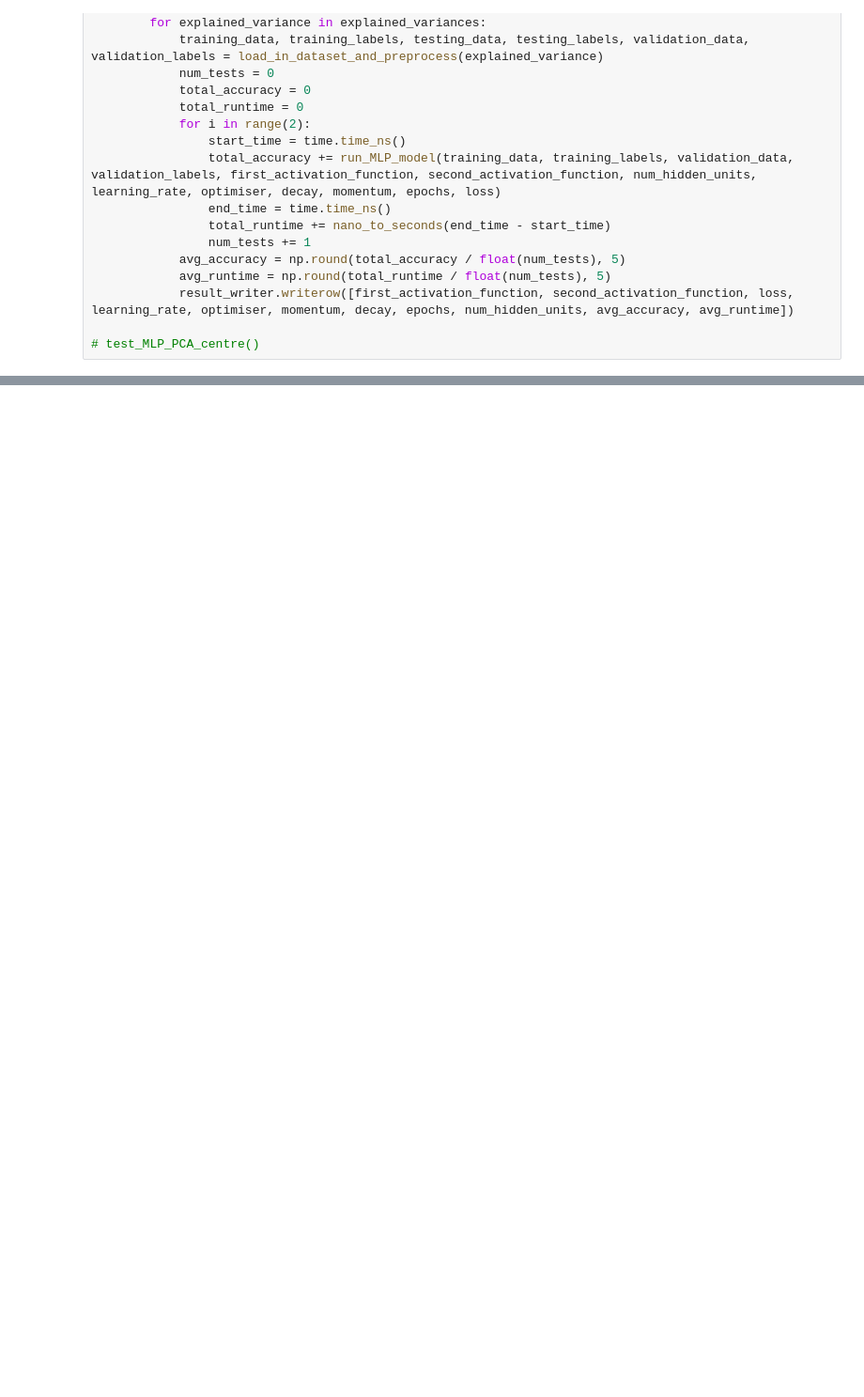
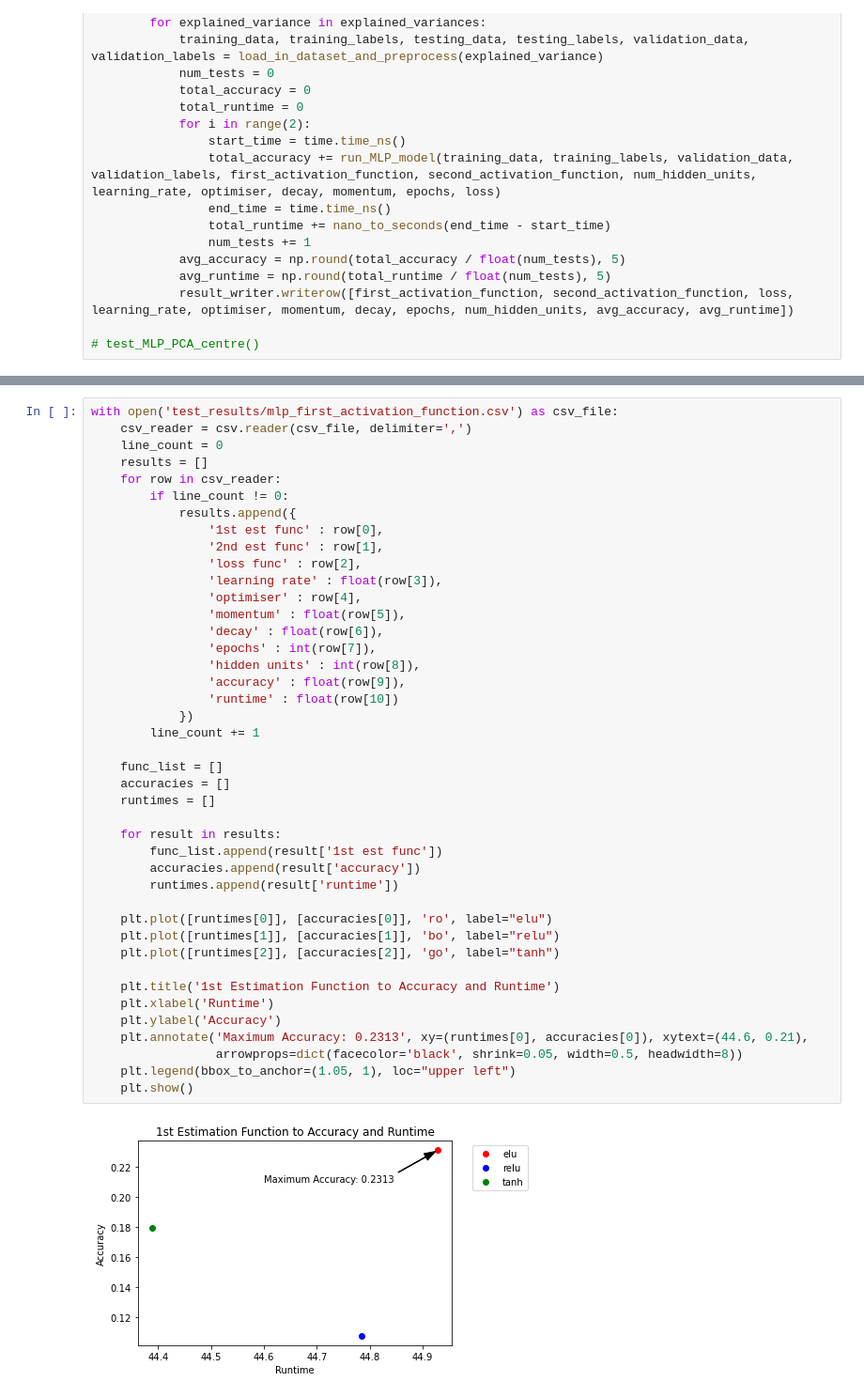
Before and after one commit to hollycraig/machine_learning_assignment_2, a Jupyter notebook: Multi-Layer Perceptron Algorithm.ipynb, the cells around one changed output, grey strips where cells are left out. Shown at 94% size. Saved outputs shown, nothing was run; the diff lists cells and outputs as text; blank space fills up the shorter version.

```diff
--- a/Multi-Layer Perceptron Algorithm.ipynb
+++ b/Multi-Layer Perceptron Algorithm.ipynb
@@ -715,0 +769,44 @@ test_MLP_centre()
+# %%
+with open('test_results/mlp_first_activation_function.csv') as csv_file:
+    csv_reader = csv.reader(csv_file, delimiter=',')
+    line_count = 0
+    results = []
+    for row in csv_reader:
+        if line_count != 0:
+            results.append({
+                '1st est func' : row[0],
+                '2nd est func' : row[1],
+                'loss func' : row[2],
+                'learning rate' : float(row[3]),
+                'optimiser' : row[4],
+                'momentum' : float(row[5]),
+                'decay' : float(row[6]),
+                'epochs' : int(row[7]),
+                'hidden units' : int(row[8]),
+                'accuracy' : float(row[9]),
+                'runtime' : float(row[10])
+            })
+        line_count += 1
+
+    func_list = []
+    accuracies = []
+    runtimes = []
+
+    for result in results:
+        func_list.append(result['1st est func'])
+        accuracies.append(result['accuracy'])
+        runtimes.append(result['runtime'])
+
+    plt.plot([runtimes[0]], [accuracies[0]], 'ro', label="elu")
+    plt.plot([runtimes[1]], [accuracies[1]], 'bo', label="relu")
+    plt.plot([runtimes[2]], [accuracies[2]], 'go', label="tanh")
+
+    plt.title('1st Estimation Function to Accuracy and Runtime')
+    plt.xlabel('Runtime')
+    plt.ylabel('Accuracy')
+    plt.annotate('Maximum Accuracy: 0.2313', xy=(runtimes[0], accuracies[0]), xytext=(44.6, 0.21),
+                 arrowprops=dict(facecolor='black', shrink=0.05, width=0.5, headwidth=8))
+    plt.legend(bbox_to_anchor=(1.05, 1), loc="upper left")
+    plt.show()
+# %% [output]
+[figure, added]
```
Also changed, not shown: parts of 9 cells of this notebook, 1 other file.
